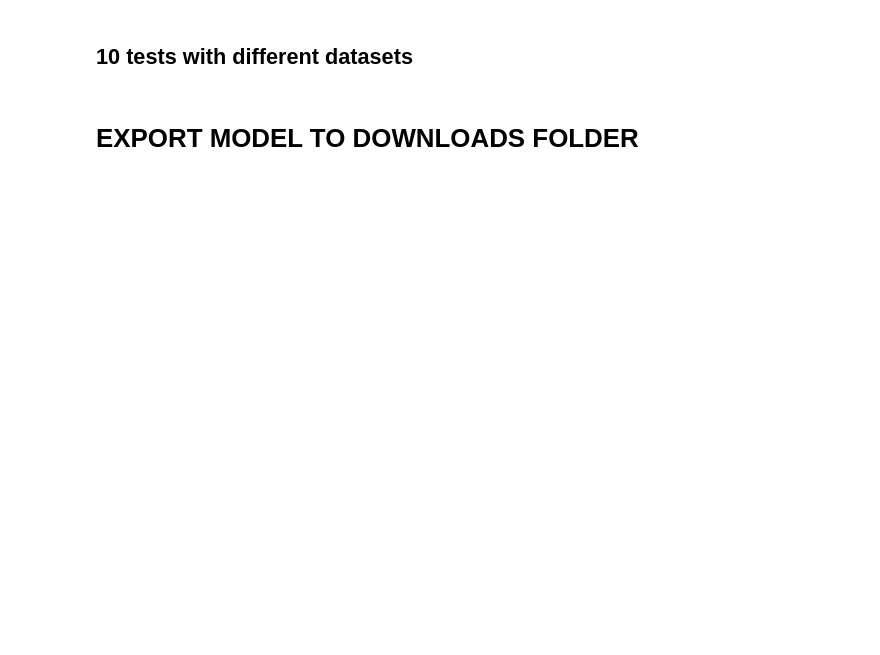
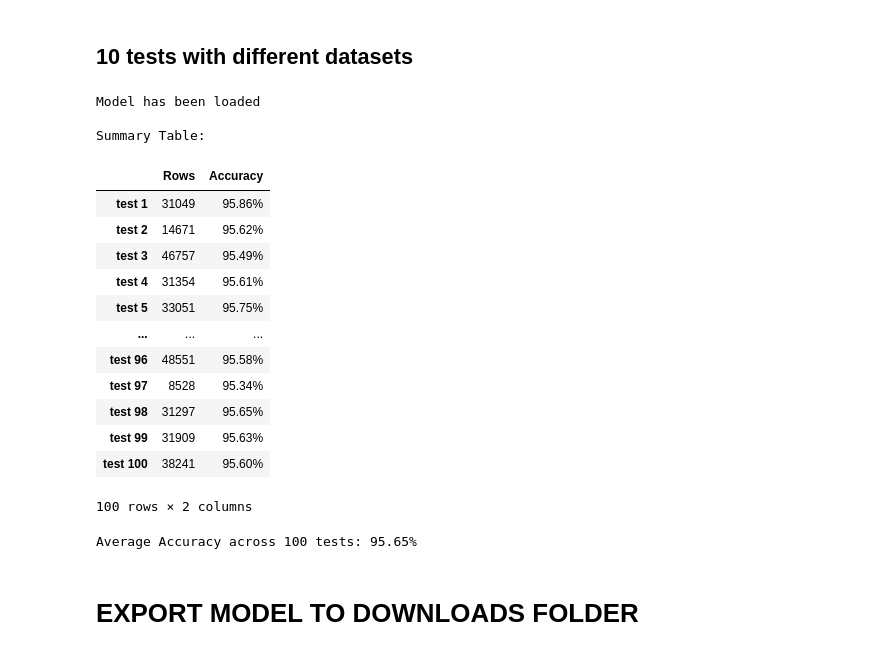
Before and after one commit to Rogudev/Classificator_model_demo, a Jupyter notebook: notebook.ipynb, the cells around one changed output. Saved outputs shown, nothing was run; the diff lists cells and outputs as text; code cells hidden in the pictures; blank space fills up the shorter version.

Commit message:
changing model creation, model_files and testing image

```diff
--- a/notebook.ipynb
+++ b/notebook.ipynb
@@ -624,14 +624,15 @@ with open(f'{dirname}/feature_columns.pkl', 'rb') as f:
     feature_columns = pickle.load(f)
 
 # load model
-with open('svm_model.pkl', 'rb') as f:
+with open('whiskey_classificator_model.pkl', 'rb') as f:
     svm_model = pickle.load(f)
 
 print("Model has been loaded")
 
 
-n_tests = 10
+n_tests = 100
 accuracy_results = {}
+accuracies = []
 for i in range(0, n_tests):
 
     # generate new dataset
@@ -675,35 +676,57 @@ for i in range(0, n_tests):
     # apply label encoder to target column
     normalized_df['category'] = label_encoder.transform(normalized_df['category'])
 
     # drop category before predict
     normalized_df = normalized_df.drop(['category'], axis=1)
 
     # predict with normalized_df
     predictions = svm_model.predict(normalized_df)
 
     # create a df with the results
     result_df = df.copy()
 
     result_df['Predicted category'] = predictions
-    result_df['Predicted category'] = label_encoder.transform(result_df['Predicted category'])
 
     # apply label encoder to target column
     result_df['category'] = label_encoder.transform(result_df['category'])
 
 
     # calculate the accuracy (prediction rate)
     accuracy = accuracy_score(result_df['category'], result_df['Predicted category'])
 
     # save to results dict
     accuracy_results[f"test {i+1}"] = {
         "Rows": nr,
         "Accuracy": f"{accuracy * 100:.2f}%"
     }
+    accuracies.append(accuracy)
 
 # show the results
 results_df = pd.DataFrame.from_dict(accuracy_results, orient='index')
 print("\nSummary Table:")
-print(results_df)
+display(results_df)
+
+# show average accuracy
+mean_accuracy = np.mean(accuracies)
+print(f"\nAverage Accuracy across {n_tests} tests: {mean_accuracy * 100:.2f}%")
+# %% [output]
+Model has been loaded
+
+Summary Table:
+|  | Rows | Accuracy |
+| test 1 | 31049 | 95.86% |
+| test 2 | 14671 | 95.62% |
+| test 3 | 46757 | 95.49% |
+| test 4 | 31354 | 95.61% |
+| test 5 | 33051 | 95.75% |
+| ... | ... | ... |
+| test 96 | 48551 | 95.58% |
+| test 97 | 8528 | 95.34% |
+| test 98 | 31297 | 95.65% |
+| test 99 | 31909 | 95.63% |
+| test 100 | 38241 | 95.60% |
+100 rows × 2 columns
+Average Accuracy across 100 tests: 95.65%
 # %% [markdown]
 # EXPORT MODEL TO DOWNLOADS FOLDER
 # %%
```
Also changed, not shown: parts of 8 cells of this notebook, 8 other files.
